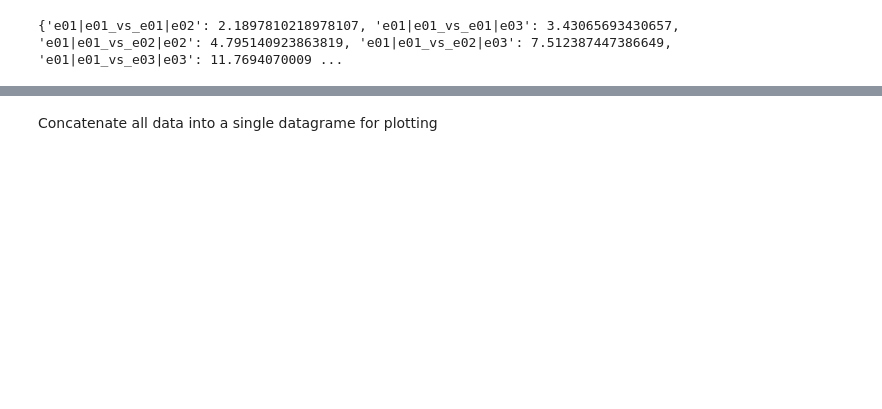
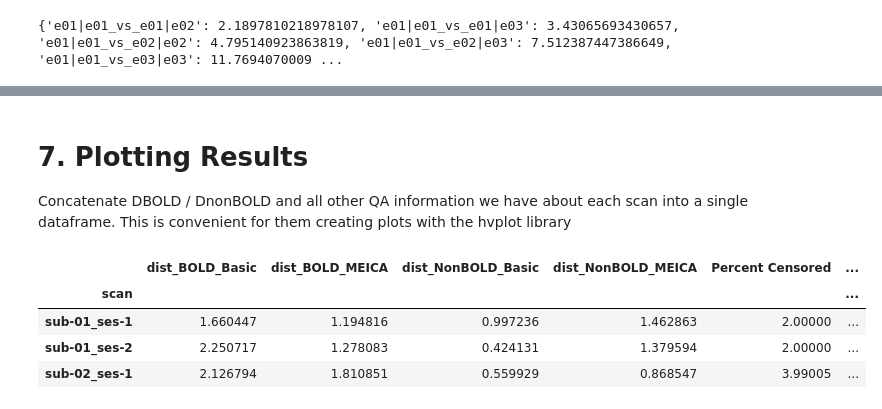
Before and after one commit to javiergcas/me_staticfc, a Jupyter notebook: code/notebooks/OHBM2025_03_MEFC_C_slope_intercept.ipynb, the cells around one changed output, grey strips where cells are left out. Drawn from its saved outputs; the diff is of its cells as text; code cells hidden in the pictures; blank space fills up the shorter version.

Commit message:
OHBM2025_03_MEFC_C_slope_intercept now can also read GSR scenarios

```diff
--- a/code/notebooks/OHBM2025_03_MEFC_C_slope_intercept.ipynb
+++ b/code/notebooks/OHBM2025_03_MEFC_C_slope_intercept.ipynb
@@ -112,5 +179,5 @@ for i,(sbj,ses) in enumerate(tqdm(dataset_scan_list)):
 # %%
-tedana_df = pd.DataFrame(index=scan_names,columns=['Var. likely-BOLD','Var. unlikely-BOLD','Var. low-variance'])
+tedana_df = pd.DataFrame(index=scan_names,columns=['Var. likely-BOLD','Var. unlikely-BOLD','Var. accepted','Var. rejected'])
 tedana_df.index.name = 'scan'
 for i,(sbj,ses) in enumerate(tqdm(dataset_scan_list)):
     scan_name = '_'.join((sbj,ses))
@@ -140,2 +209,6 @@ We wll also then compute the averages per scan, so that we can characterize a gi
 # %%
+# Basic Denoising vs. MEICA Denosing
+x_data,x_scenario,y_data,y_scenario, x_label, y_label = 'volreg',  'ALL','meica_dn','ALL','Basic','MEICA'
+# Basic Denoising vs. Basic Denoising + Global Signal Regression
+#x_data,x_scenario,y_data,y_scenario, x_label, y_label = 'volreg','ALL','volreg','ALL_GSasis','Basic','Basic + GSR (asis)'
 slope_inter_xr_all        = {}
@@ -212,19 +297,27 @@ Wall time: 59.8 s
 # %%
 %%time
-df = pd.DataFrame(index=scan_names,columns=['dist_BOLD_Basic','dist_BOLD_MEICA','dist_NonBOLD_Basic','dist_to_NonBOLD_MEICA'])
+df = pd.DataFrame(index=scan_names,columns=['dist_BOLD_'+x_label,'dist_BOLD_'+y_label,'dist_NonBOLD_'+x_label,'dist_NonBOLD_'+y_label])
 for scan_name in tqdm(scan_names):
-    dist_BOLD_Basic, dist_NonBOLD_Basic = [],[]
-    dist_BOLD_MEICA, dist_NonBOLD_MEICA = [],[]
+    dist_BOLD_X, dist_NonBOLD_X = [],[]  # List to hold DBOLD and DnonBOLD for denoising scenario 1 (x)
+    dist_BOLD_Y, dist_NonBOLD_Y = [],[]  # List to hold BOLD and DnonBOLD for denoising scenario 2 (y)
     for pair_of_pairs in pairs_of_echo_pairs:
-        BOLD_ideal_slope    = ideal_slopes[pair_of_pairs]
-        NonBOLD_ideal_slope = 1
-        dist_BOLD_Basic = dist_BOLD_Basic + [np.sqrt(((slope_inter_xr_all['Basic'].loc[scan_name,pair_of_pairs,'Intercept'].values-0)**2)+((slope_inter_xr_all['Basic'].loc[scan_name,pair_of_pairs,'Slope'].values-BOLD_ideal_slope)**2))]
-        dist_BOLD_MEICA = dist_BOLD_MEICA + [np.sqrt(((slope_inter_xr_all['MEICA'].loc[scan_name,pair_of_pairs,'Intercept'].values-0)**2)+((slope_inter_xr_all['MEICA'].loc[scan_name,pair_of_pairs,'Slope'].values-BOLD_ideal_slope)**2))]
-        dist_NonBOLD_Basic = dist_NonBOLD_Basic + [np.sqrt(((slope_inter_xr_all['Basic'].loc[scan_name,pair_of_pairs,'Intercept'].values-0)**2)+((slope_inter_xr_all['Basic'].loc[scan_name,pair_of_pairs,'Slope'].values-1)**2))]
-        dist_NonBOLD_MEICA = dist_NonBOLD_MEICA + [np.sqrt(((slope_inter_xr_all['MEICA'].loc[scan_name,pair_of_pairs,'Intercept'].values-0)**2)+((slope_inter_xr_all['MEICA'].loc[scan_name,pair_of_pairs,'Slope'].values-1)**2))]
-    df.loc[scan_name,'dist_BOLD_Basic'] = np.array(dist_BOLD_Basic).mean()
-    df.loc[scan_name,'dist_BOLD_MEICA'] = np.array(dist_BOLD_MEICA).mean()
-    df.loc[scan_name,'dist_NonBOLD_Basic'] = np.array(dist_NonBOLD_Basic).mean()
-    df.loc[scan_name,'dist_NonBOLD_MEICA'] = np.array(dist_NonBOLD_MEICA).mean()
+        BOLD_ideal_slope    = ideal_slopes[pair_of_pairs]   # Extract what is the ideal BOLD Slope for this TEs comparison
+        NonBOLD_ideal_slope = 1                             # The ideal nonBOLD Slope is always 1.
+        dist_BOLD_X = dist_BOLD_X + [euclidean([slope_inter_xr_all[x_label].loc[scan_name,pair_of_pairs,'Intercept'].values,
+                                               slope_inter_xr_all[x_label].loc[scan_name,pair_of_pairs,'Slope'].values],
+                                              [0,BOLD_ideal_slope])]
+        dist_BOLD_Y = dist_BOLD_Y + [euclidean([slope_inter_xr_all[y_label].loc[scan_name,pair_of_pairs,'Intercept'].values,
+                                               slope_inter_xr_all[y_label].loc[scan_name,pair_of_pairs,'Slope'].values],
+                                              [0,BOLD_ideal_slope])]
+        dist_NonBOLD_X = dist_NonBOLD_X + [euclidean([slope_inter_xr_all[x_label].loc[scan_name,pair_of_pairs,'Intercept'].values,
+                                                     slope_inter_xr_all[x_label].loc[scan_name,pair_of_pairs,'Slope'].values],
+                                                    [0,NonBOLD_ideal_slope])]
+        dist_NonBOLD_Y = dist_NonBOLD_Y + [euclidean([slope_inter_xr_all[y_label].loc[scan_name,pair_of_pairs,'Intercept'].values,
+                                                     slope_inter_xr_all[y_label].loc[scan_name,pair_of_pairs,'Slope'].values],
+                                                    [0,NonBOLD_ideal_slope])]
+    df.loc[scan_name,'dist_BOLD_'+x_label] = np.array(dist_BOLD_X).mean()
+    df.loc[scan_name,'dist_BOLD_'+y_label] = np.array(dist_BOLD_Y).mean()
+    df.loc[scan_name,'dist_NonBOLD_'+x_label] = np.array(dist_NonBOLD_X).mean()
+    df.loc[scan_name,'dist_NonBOLD_'+y_label] = np.array(dist_NonBOLD_Y).mean()
 df.index.name='scan'
 # %% [output]
@@ -233,12 +326,21 @@ Wall time: 9.82 s
 # %% [markdown]
-Concatenate all data into a single datagrame for plotting
+# 7. Plotting Results
+
+Concatenate DBOLD / DnonBOLD and all other QA information we have about each scan into a single dataframe. This is convenient for them creating plots with the hvplot library
 # %%
 aux = pd.concat([df, mot_df, tedana_df,rsme_df],axis=1)
 aux['Percent Censored'] = (aux['Percent Censored'].astype(float)+1)*2
 aux['Percent Used'] = aux['Percent Used'].astype(float)
 aux['Var. likely-BOLD'] = aux['Var. likely-BOLD'].astype(float)
 aux['Var. unlikely-BOLD'] = aux['Var. unlikely-BOLD'].astype(float)
 aux['Var. accepted'] = aux['Var. accepted'].astype(float)
 aux['Var. rejected'] = aux['Var. rejected'].astype(float)
 aux['Avg. RSME'] = aux['Avg. RSME'].astype(float)
+aux.head(3)
+# %% [output]
+|  | dist_BOLD_Basic | dist_BOLD_MEICA | dist_NonBOLD_Basic | dist_NonBOLD_MEICA | Percent Censored | ... |
+| scan |  |  |  |  |  | ... |
+| sub-01_ses-1 | 1.660447 | 1.194816 | 0.997236 | 1.462863 | 2.00000 | ... |
+| sub-01_ses-2 | 2.250717 | 1.278083 | 0.424131 | 1.379594 | 2.00000 | ... |
+| sub-02_ses-1 | 2.126794 | 1.810851 | 0.559929 | 0.868547 | 3.99005 | ... |
 # %%
```
Also changed, not shown: parts of 28 cells of this notebook, 1 other file.
